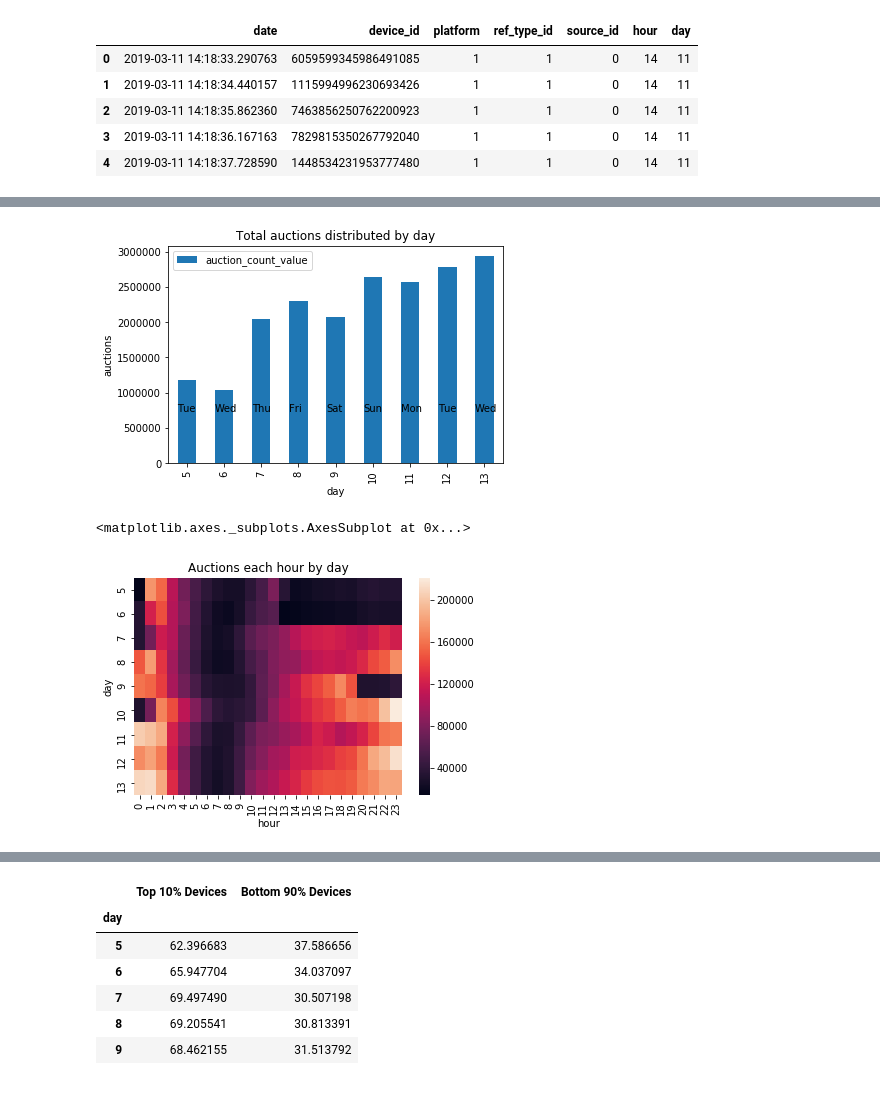
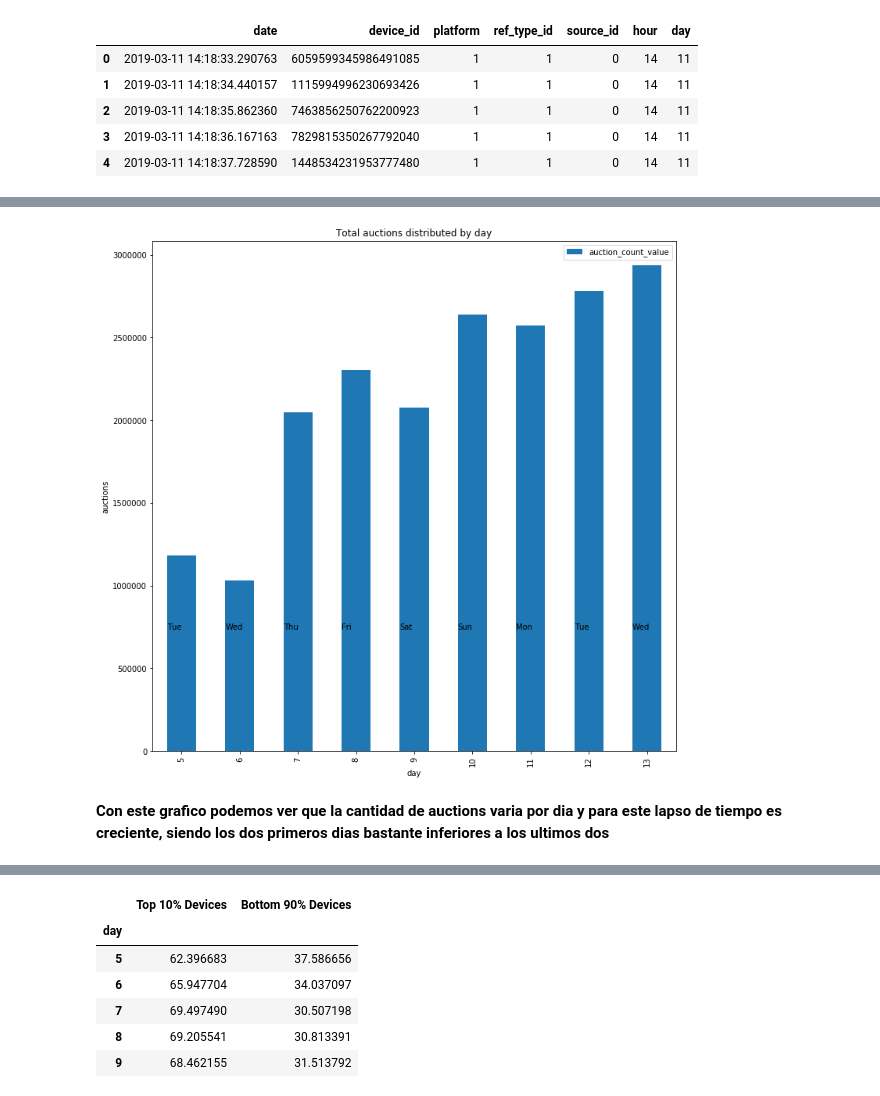
Before and after one commit to PBrrtrn/7506-organizacion-de-datos-TP1-1C2019, a Jupyter notebook: Exploracion_Matias/Auctions Analysis.ipynb, the cells around one changed output, grey strips where cells are left out. Cells and saved outputs as stored; diff of their text form; code cells hidden in the pictures.

```diff
--- a/Exploracion_Matias/Auctions Analysis.ipynb
+++ b/Exploracion_Matias/Auctions Analysis.ipynb
@@ -96,25 +107,18 @@ totalByDay = auctions.groupby('day').agg({'auction_count_value':'sum'})
 # %%
 daysOrdered = ['Tue','Wed','Thu','Fri','Sat','Sun','Mon']
 # %%
-ax = totalByDay.plot.bar(title = 'Total auctions distributed by day')
+ax = totalByDay.plot.bar(title = 'Total auctions distributed by day', figsize =[12,12])
 ax.set_xlabel("day")
 ax.set_ylabel("auctions")
 i= 0
 for p in ax.patches:
     ax.annotate(s = daysOrdered[i%len(daysOrdered)], xy = (p.get_x(), totalByDay['auction_count_value'].max()/4))
     i = i + 1
 #5 Martes
 # %% [output]
-[figure, old version]
+[figure, new version]
-# %%
-byHoursDays = auctions.groupby(['day','hour']).agg({'auction_count_value':'sum'}).unstack()
-byHoursDays.columns = byHoursDays.columns.get_level_values(1)
-ax = plt.axes()
-ax.set_title('Auctions each hour by day')
-sns.heatmap(byHoursDays,ax = ax)
-# %% [output]
-<matplotlib.axes._subplots.AxesSubplot at 0x...>
-[figure, removed]
+# %% [markdown]
+<b>Con este grafico podemos ver que la cantidad de auctions varia por dia y para este lapso de tiempo es creciente, siendo los dos primeros dias bastante inferiores a los ultimos dos<b>
 # %%
 botPercentDevices = bot90PercentDevices.groupby('day').agg({'auction_count_value':'sum'})
 topPercentDevices = top10PercentDevices.groupby('day').agg({'auction_count_value':'sum'})
```
Also changed, not shown: parts of 22 cells of this notebook, 3 other files.
